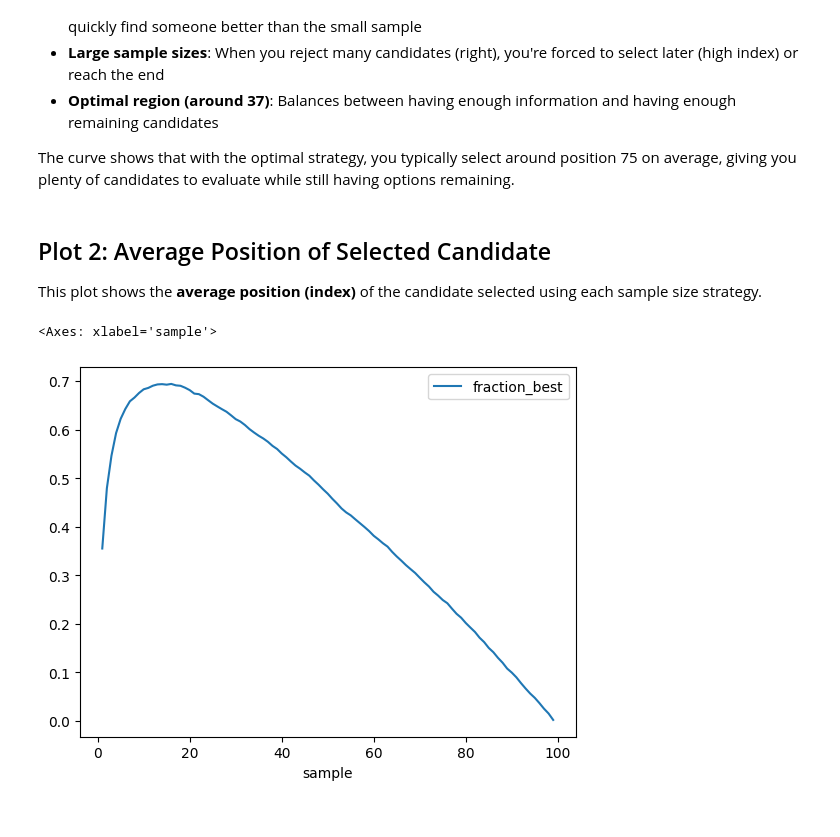
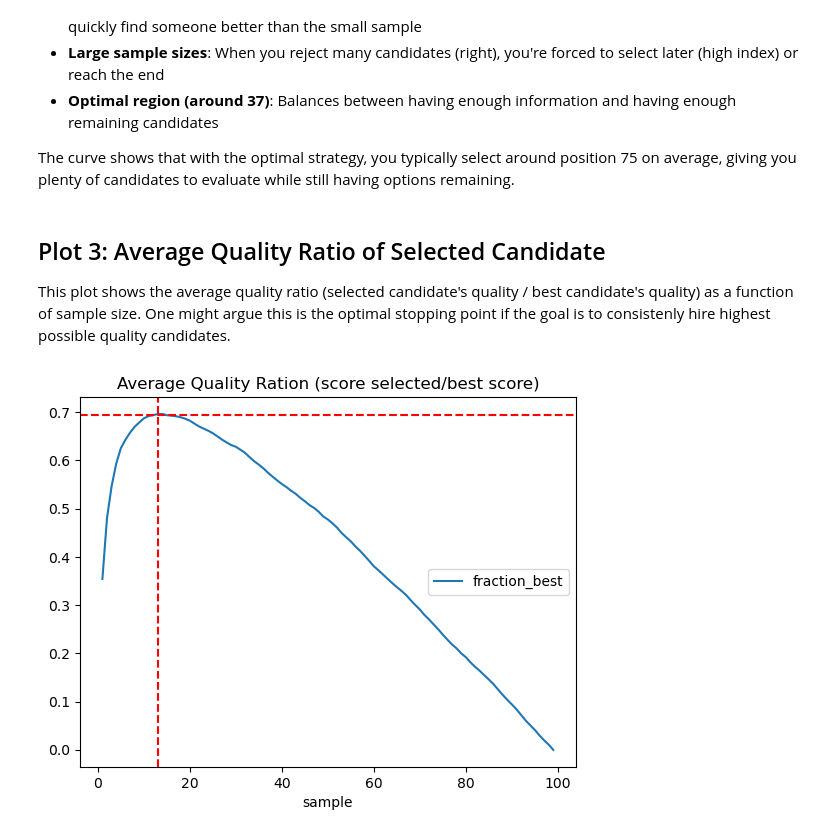
Before and after one commit to DrSkippy/misc-jupyter-notebooks, a Jupyter notebook: secretary-stopping-problem.ipynb, the cells around one changed output. Drawn from its saved outputs; the diff is of its cells as text; code cells hidden in the pictures.

```diff
--- a/secretary-stopping-problem.ipynb
+++ b/secretary-stopping-problem.ipynb
@@ -32,20 +39,30 @@ What value of n maximizes your chance of selecting the best candidate?
 # %%
-def sample(n, x):
-    bar, best = np.max(x[:n]), np.max(x)
-    for i in range(n, len(x)):
-        if x[i] > bar:
+def sample(decision_point, candidate_pool):
+    # best candidate up to decision point
+    threshold = np.max(candidate_pool[:decision_point])
+    # best candidate across the pool
+    highest_quality_score = np.max(candidate_pool)
+    # Choose next best candidate after decision point, better than threshold
+    for selected_candidate in range(decision_point, len(candidate_pool)):
+        if candidate_pool[selected_candidate] > threshold:
             break
-    return np.array([n, i, x[i], best, x[i]/best])
+    return np.array([decision_point, selected_candidate, candidate_pool[selected_candidate],
+                     highest_quality_score, candidate_pool[selected_candidate]/highest_quality_score])
 # %%
-N = 100
-trials = 8000
+candidate_pool_size = 100 # candidate quality scores
+trials = 8000 # number of trials used to estimate the average outcome
 # %%
-data = np.zeros([trials*(N-1), 5])
+# zero out the array of trials for recording 5 scores over all possible decision points in the pool
+data = np.zeros([trials*(candidate_pool_size-1), 5])
+secretaries_records = []
 for t in range(trials):
-    secretaries = np.random.normal(0,1,N)
-    for i in range(0, N-1):
-        data[t*(N-1) + i] = sample(i+1, secretaries)
+    secretaries = np.random.normal(0,1,candidate_pool_size)
+    secretaries_records.extend(secretaries)
+    # assume candidates are selected randomly before evalutions start
+    # use the same secretary pool to determine outcomes of decision points
+    for decision_point in range(0, candidate_pool_size-1):
+        data[t*(candidate_pool_size-1) + decision_point] = sample(decision_point+1, secretaries)
 # %%
-df = pd.DataFrame(data, columns=["sample", "index", "quality", "best", "fraction_best"])
+df = pd.DataFrame(data, columns=["sample", "selected", "quality", "best", "fraction_best"])
 df.describe()
 # %% [output]
@@ -118,15 +151,19 @@ dfgb.plot(x="sample", y="index")
 - **Optimal region (around 37)**: Balances between having enough information and having enough remaining candidates
 
 The curve shows that with the optimal strategy, you typically select around position 75 on average, giving you plenty of candidates to evaluate while still having options remaining.
-# %% [markdown]
-## Plot 2: Average Position of Selected Candidate
-
-This plot shows the **average position (index)** of the candidate selected using each sample size strategy.
+# %% [markdown]
+## Plot 3: Average Quality Ratio of Selected Candidate
+This plot shows the average quality ratio (selected candidate's quality / best candidate's quality) as a function of sample size.
+One might argue this is the optimal stopping point if the goal is to consistenly hire highest possible quality candidates.
 # %%
-dfgb.plot(x="sample", y="fraction_best")
+dfgb2 = df.groupby("sample")["fraction_best"].mean().reset_index()
+ax = dfgb2.plot(x="sample", y="fraction_best")
+ax.axvline(x=13, color="red", linestyle="--")
+ax.axhline(y=.695, color="red", linestyle="--")
+plt.title("Average Quality Ration (score selected/best score)")
+plt.show()
 # %% [output]
-<Axes: xlabel='sample'>
-[figure, old version]
+[figure, new version]
 # %% [markdown]
 ### Interpretation:
 
```
Also changed, not shown: parts of 17 cells of this notebook.
